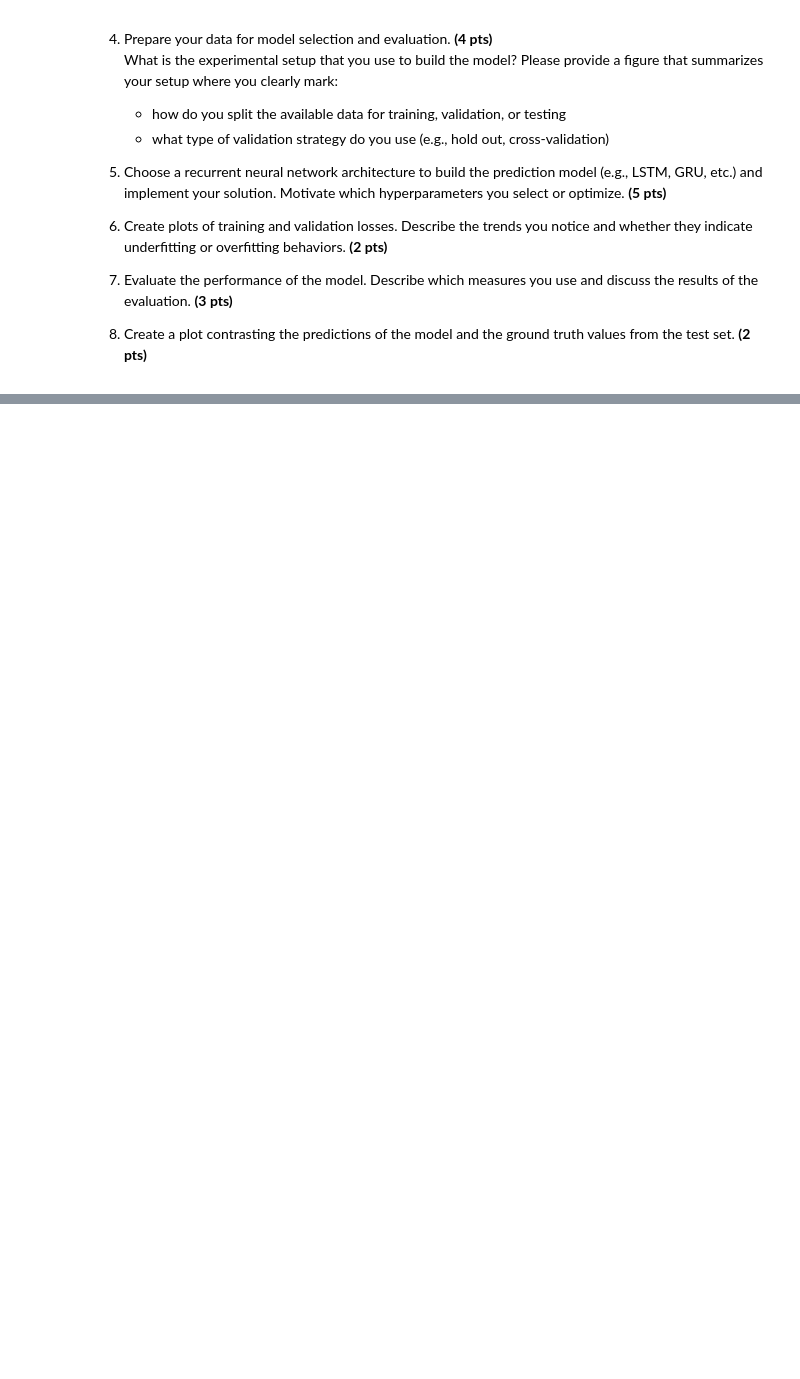
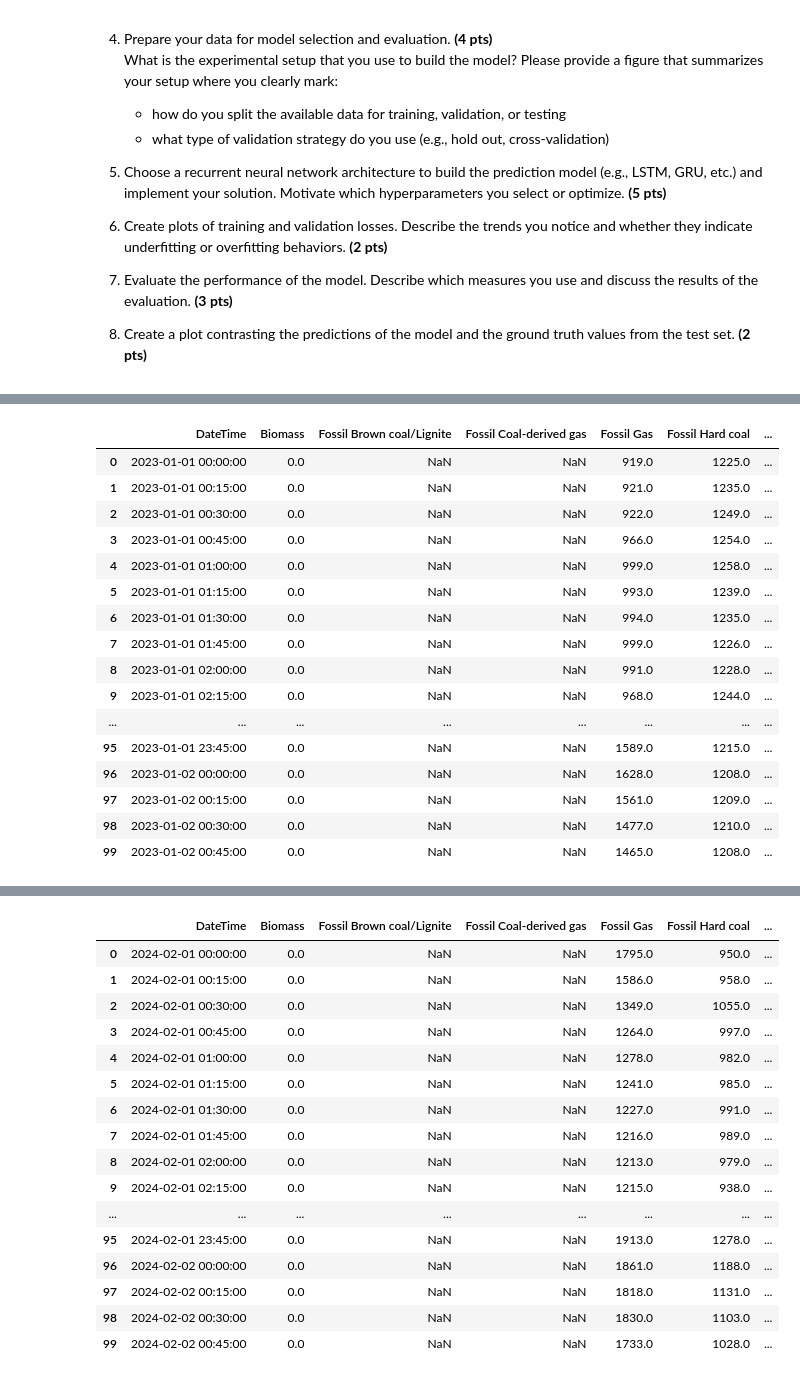
Before and after one commit to sadra-hub/1BM110-dataDrivenAI, a Jupyter notebook: main.ipynb, the cells around one changed output, grey strips where cells are left out. Cells and saved outputs as stored; diff of their text form; code cells hidden in the pictures; blank space fills up the shorter version.

```diff
--- a/main.ipynb
+++ b/main.ipynb
@@ -29,0 +95,24 @@
+# %%
+with pd.option_context('display.max_columns', None, 'display.max_rows', None):
+    display(train_df.head(100))
+    display(train_df.tail(100))
+    display(test_df.head(100))
+    display(test_df.tail(100))
+# %% [output]
+|  | DateTime | Biomass | Fossil Brown coal/Lignite | Fossil Coal-derived gas | Fossil Gas | Fossil Hard coal | ... |
+| 0 | 2023-01-01 00:00:00 | 0.0 | NaN | NaN | 919.0 | 1225.0 | ... |
+| 1 | 2023-01-01 00:15:00 | 0.0 | NaN | NaN | 921.0 | 1235.0 | ... |
+| 2 | 2023-01-01 00:30:00 | 0.0 | NaN | NaN | 922.0 | 1249.0 | ... |
+| 3 | 2023-01-01 00:45:00 | 0.0 | NaN | NaN | 966.0 | 1254.0 | ... |
+| 4 | 2023-01-01 01:00:00 | 0.0 | NaN | NaN | 999.0 | 1258.0 | ... |
+| 5 | 2023-01-01 01:15:00 | 0.0 | NaN | NaN | 993.0 | 1239.0 | ... |
+| 6 | 2023-01-01 01:30:00 | 0.0 | NaN | NaN | 994.0 | 1235.0 | ... |
+| 7 | 2023-01-01 01:45:00 | 0.0 | NaN | NaN | 999.0 | 1226.0 | ... |
+| 8 | 2023-01-01 02:00:00 | 0.0 | NaN | NaN | 991.0 | 1228.0 | ... |
+| 9 | 2023-01-01 02:15:00 | 0.0 | NaN | NaN | 968.0 | 1244.0 | ... |
+| ... | ... | ... | ... | ... | ... | ... | ... |
+| 95 | 2023-01-01 23:45:00 | 0.0 | NaN | NaN | 1589.0 | 1215.0 | ... |
+| 96 | 2023-01-02 00:00:00 | 0.0 | NaN | NaN | 1628.0 | 1208.0 | ... |
+| 97 | 2023-01-02 00:15:00 | 0.0 | NaN | NaN | 1561.0 | 1209.0 | ... |
+| 98 | 2023-01-02 00:30:00 | 0.0 | NaN | NaN | 1477.0 | 1210.0 | ... |
+| 99 | 2023-01-02 00:45:00 | 0.0 | NaN | NaN | 1465.0 | 1208.0 | ... |
@@ -29,0 +136,17 @@
+|  | DateTime | Biomass | Fossil Brown coal/Lignite | Fossil Coal-derived gas | Fossil Gas | Fossil Hard coal | ... |
+| 0 | 2024-02-01 00:00:00 | 0.0 | NaN | NaN | 1795.0 | 950.0 | ... |
+| 1 | 2024-02-01 00:15:00 | 0.0 | NaN | NaN | 1586.0 | 958.0 | ... |
+| 2 | 2024-02-01 00:30:00 | 0.0 | NaN | NaN | 1349.0 | 1055.0 | ... |
+| 3 | 2024-02-01 00:45:00 | 0.0 | NaN | NaN | 1264.0 | 997.0 | ... |
+| 4 | 2024-02-01 01:00:00 | 0.0 | NaN | NaN | 1278.0 | 982.0 | ... |
+| 5 | 2024-02-01 01:15:00 | 0.0 | NaN | NaN | 1241.0 | 985.0 | ... |
+| 6 | 2024-02-01 01:30:00 | 0.0 | NaN | NaN | 1227.0 | 991.0 | ... |
+| 7 | 2024-02-01 01:45:00 | 0.0 | NaN | NaN | 1216.0 | 989.0 | ... |
+| 8 | 2024-02-01 02:00:00 | 0.0 | NaN | NaN | 1213.0 | 979.0 | ... |
+| 9 | 2024-02-01 02:15:00 | 0.0 | NaN | NaN | 1215.0 | 938.0 | ... |
+| ... | ... | ... | ... | ... | ... | ... | ... |
+| 95 | 2024-02-01 23:45:00 | 0.0 | NaN | NaN | 1913.0 | 1278.0 | ... |
+| 96 | 2024-02-02 00:00:00 | 0.0 | NaN | NaN | 1861.0 | 1188.0 | ... |
+| 97 | 2024-02-02 00:15:00 | 0.0 | NaN | NaN | 1818.0 | 1131.0 | ... |
+| 98 | 2024-02-02 00:30:00 | 0.0 | NaN | NaN | 1830.0 | 1103.0 | ... |
+| 99 | 2024-02-02 00:45:00 | 0.0 | NaN | NaN | 1733.0 | 1028.0 | ... |
```
Also changed, not shown: parts of 2 cells of this notebook.
